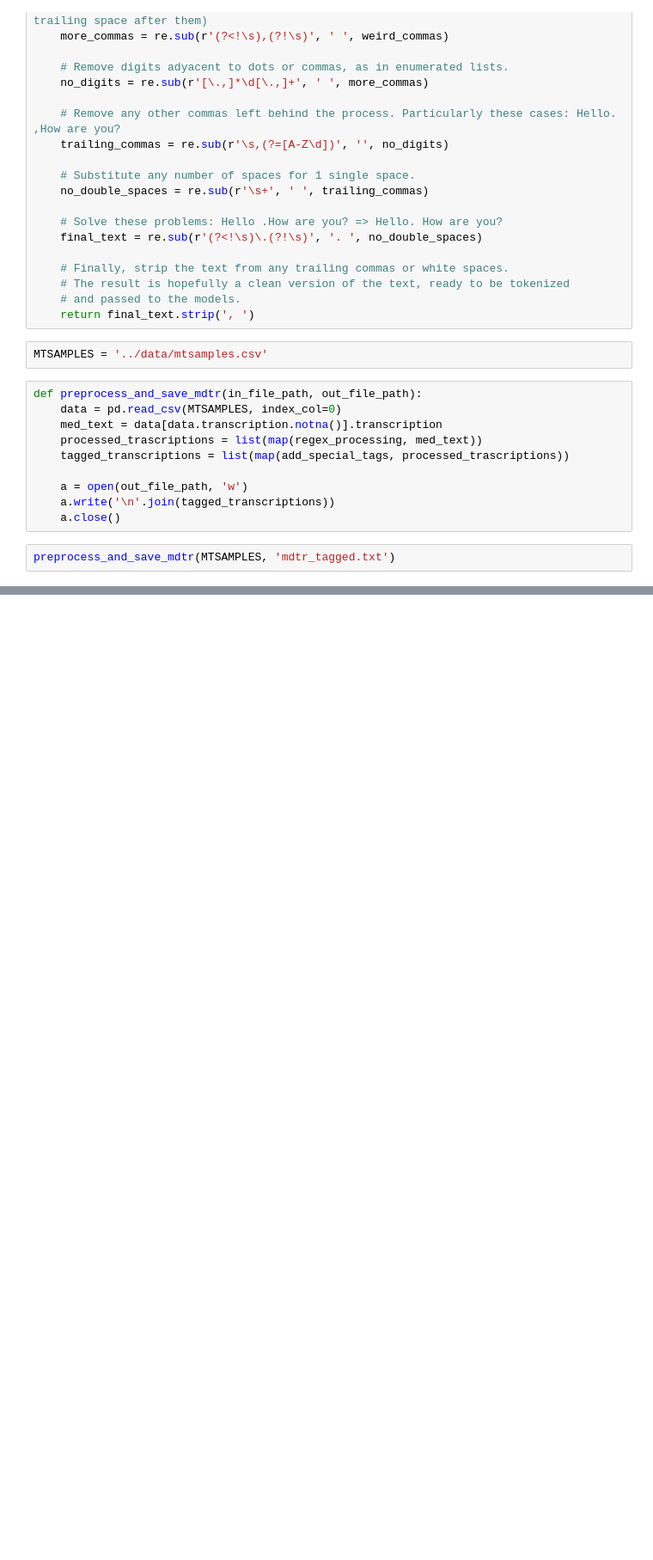
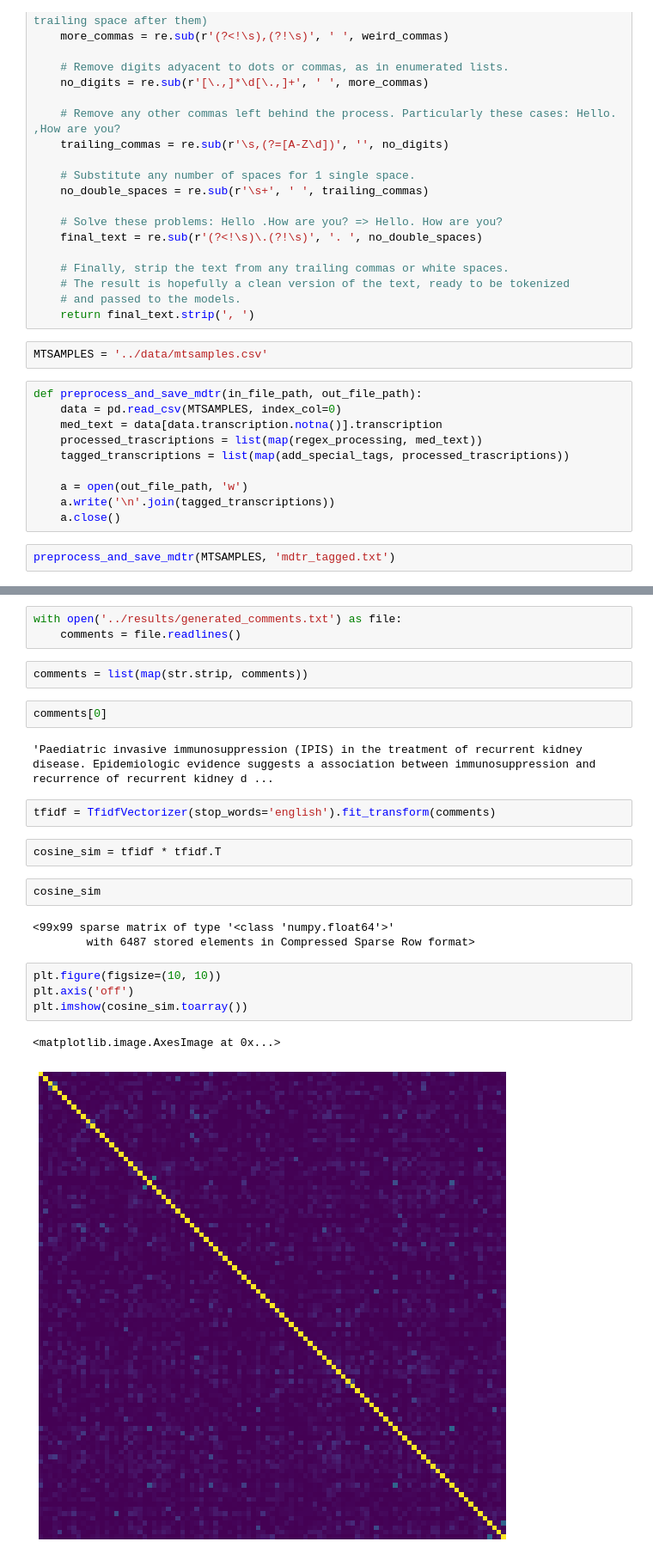
Before and after one commit to jesi-rgb/TFM-code, a Jupyter notebook: src/EDA.ipynb, the cells around one changed output, grey strips where cells are left out. Shown at 86% size. Cells and saved outputs as stored; diff of their text form; blank space fills up the shorter version.

Commit message:
cosine similarity calculated

```diff
--- a/src/EDA.ipynb
+++ b/src/EDA.ipynb
@@ -344,0 +350,25 @@ preprocess_and_save_mdtr(MTSAMPLES, 'mdtr_tagged.txt')
+# %%
+with open('../results/generated_comments.txt') as file:
+    comments = file.readlines()
+# %%
+comments = list(map(str.strip, comments))
+# %%
+comments[0]
+# %% [output]
+'Paediatric invasive immunosuppression (IPIS) in the treatment of recurrent kidney disease. Epidemiologic evidence suggests a association between immunosuppression and recurrence of recurrent kidney d ...
+# %%
+tfidf = TfidfVectorizer(stop_words='english').fit_transform(comments)
+# %%
+cosine_sim = tfidf * tfidf.T
+# %%
+cosine_sim
+# %% [output]
+<99x99 sparse matrix of type '<class 'numpy.float64'>'
+        with 6487 stored elements in Compressed Sparse Row format>
+# %%
+plt.figure(figsize=(10, 10))
+plt.axis('off')
+plt.imshow(cosine_sim.toarray())
+# %% [output]
+<matplotlib.image.AxesImage at 0x...>
+[figure, added]
```
Also changed, not shown: parts of 2 cells of this notebook.
